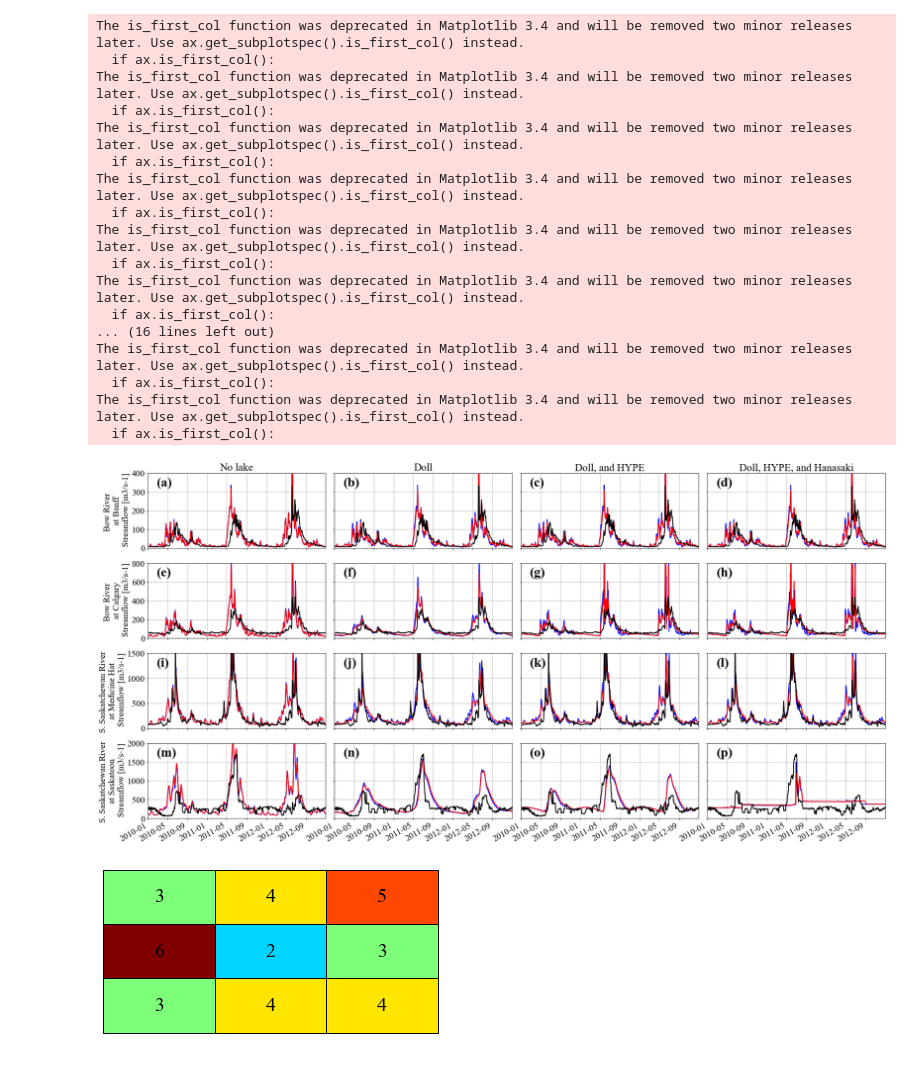
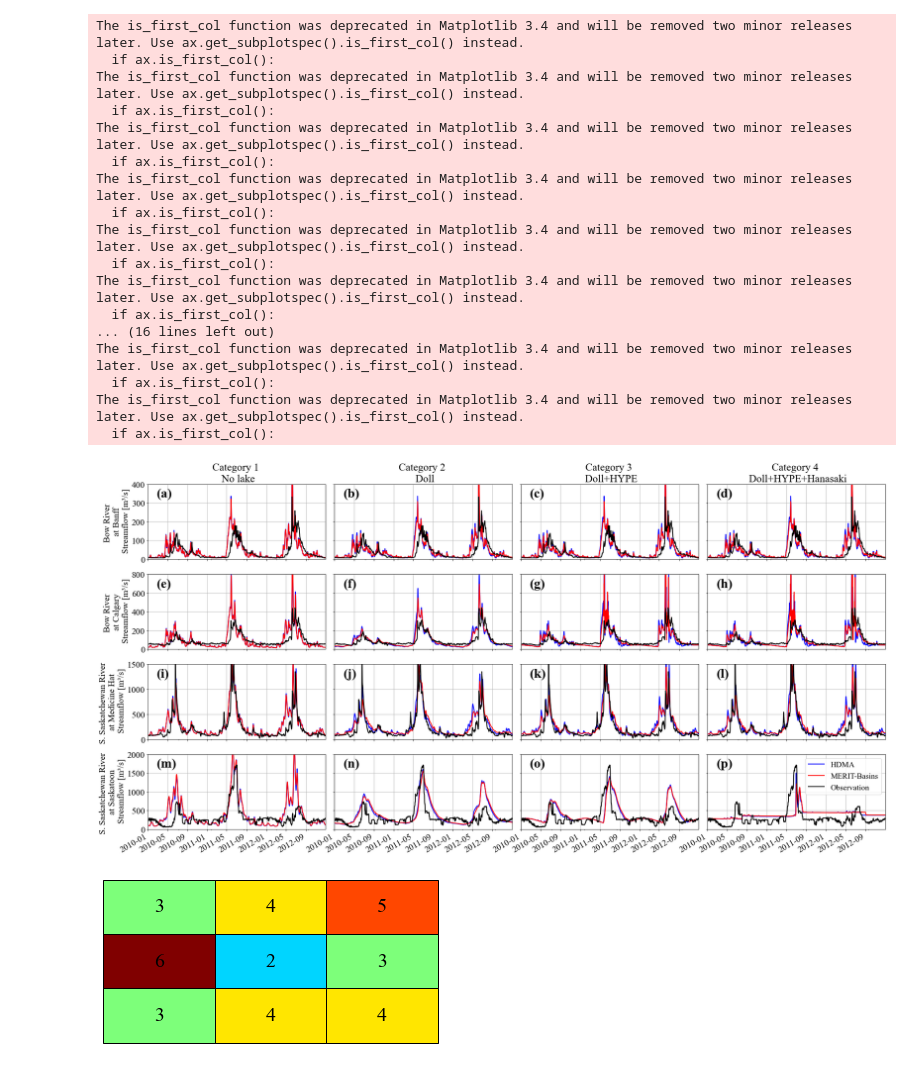
Before and after one commit to ShervanGharari/mizuRoute_South_Sask, a Jupyter notebook: code/I_plotting_result_at_cities.ipynb, the cells around one changed output. Saved outputs shown, nothing was run; the diff lists cells and outputs as text; code cells hidden in the pictures.

```diff
--- a/code/I_plotting_result_at_cities.ipynb
+++ b/code/I_plotting_result_at_cities.ipynb
@@ -129,18 +129,18 @@ obs_config = {'color':'black',
               'linewidth': 2}
 
 # plot Saskatoon
-HDMA_Saskatoon_DHH.plot(ax = axes[3,3], **HDMA_config) # DDH case
+HDMA_Saskatoon_DHH.plot(ax = axes[3,3], **HDMA_config, label = 'HDMA') # DDH case
 HDMA_Saskatoon_DH.plot(ax = axes[3,2], **HDMA_config) # DH case
 HDMA_Saskatoon_D.plot(ax = axes[3,1], **HDMA_config) # D case
 HDMA_Saskatoon.plot(ax = axes[3,0], **HDMA_config) # no lake case
-merit_Saskatoon_DHH.plot(ax = axes[3,3], **merit_config) # DDH case
+merit_Saskatoon_DHH.plot(ax = axes[3,3], **merit_config, label = 'MERIT-Basins') # DDH case
 merit_Saskatoon_DH.plot(ax = axes[3,2], **merit_config) # DH case
 merit_Saskatoon_D.plot(ax = axes[3,1], **merit_config) # D case
 merit_Saskatoon.plot(ax = axes[3,0], **merit_config) # no lake case
 
 # add observation
 for i in np.arange(4):
-    obs_Saskatoon['FLOW'].plot(ax=axes[3,i], **obs_config)
+    obs_Saskatoon['FLOW'].plot(ax=axes[3,i], **obs_config, label = 'Observation')
 
 # plot Medicine hat
 HDMA_Medicine_DHH.plot(ax = axes[2,3], **HDMA_config) # DDH case
@@ -174,7 +174,7 @@ for i in np.arange(4):
 HDMA_Banff_DHH.plot(ax = axes[0,3], **HDMA_config) # DDH case
 HDMA_Banff_DH.plot(ax = axes[0,2], **HDMA_config) # DH case
 HDMA_Banff_D.plot(ax = axes[0,1], **HDMA_config) # D case
-HDMA_Banff.plot(ax = axes[0,0], **HDMA_config) # no lake case
+HDMA_Banff.plot(ax = axes[0,0], **HDMA_config, label = 'HDMA') # no lake case
 merit_Banff_DHH.plot(ax = axes[0,3], **merit_config) # DDH case
 merit_Banff_DH.plot(ax = axes[0,2], **merit_config) # DH case
 merit_Banff_D.plot(ax = axes[0,1], **merit_config) # D case
@@ -212,50 +212,53 @@ for i in np.arange(4):
     axes[0,0].set_xlim (pd.Timestamp(start_time), pd.Timestamp(end_time))
 
 # set the titles
-axes[0,0].set_ylabel('Bow River \n at Banff \n Streamflow [m3/s-1]')
-axes[1,0].set_ylabel('Bow River \n at Calgary \n Streamflow [m3/s-1]')
-axes[2,0].set_ylabel('S. Saskatchewan River \n at Medicine Hat \n Streamflow [m3/s-1]')
-axes[3,0].set_ylabel('S. Saskatchewan River \n at Saskatoon \n Streamflow [m3/s-1]')
+axes[0,0].set_ylabel('Bow River \n at Banff \n Streamflow [m³/s]')
+axes[1,0].set_ylabel('Bow River \n at Calgary \n Streamflow [m³/s]')
+axes[2,0].set_ylabel('S. Saskatchewan River \n at Medicine Hat \n Streamflow [m³/s]')
+axes[3,0].set_ylabel('S. Saskatchewan River \n at Saskatoon \n Streamflow [m³/s]')
 
 # set the titles
-axes[0,0].set_title('No lake')
-axes[0,1].set_title('Doll')
-axes[0,2].set_title('Doll, and HYPE')
-axes[0,3].set_title('Doll, HYPE, and Hanasaki')
+axes[0,0].set_title('Category 1 \n No lake')
+axes[0,1].set_title('Category 2 \n Doll')
+axes[0,2].set_title('Category 3 \n Doll+HYPE')
+axes[0,3].set_title('Category 4 \n Doll+HYPE+Hanasaki')
+
+# show legend
+axes[3,3].legend(loc= 1, fontsize = 18)
 
 
 # add lable for pannels
 labels = ["(a)", "(b)", "(c)", "(d)",\
           "(e)", "(f)", "(g)", "(h)",\
           "(i)", "(j)", "(k)", "(l)",\
           "(m)", "(n)", "(o)", "(p)"]
 
 for i, ax in enumerate(axes.ravel()):
     ax.text(0.05, 0.825, labels[i], transform=ax.transAxes, fontsize=30, fontweight='bold')
 
 #
 #plt.tight_layout()
-plt.savefig('../fig/compariosn.png')
+plt.savefig('../fig/compariosn.png', dpi=400)
 plt.savefig('../fig/compariosn.pdf')
 # %% [output]
 The is_first_col function was deprecated in Matplotlib 3.4 and will be removed two minor releases later. Use ax.get_subplotspec().is_first_col() instead.
   if ax.is_first_col():
 The is_first_col function was deprecated in Matplotlib 3.4 and will be removed two minor releases later. Use ax.get_subplotspec().is_first_col() instead.
   if ax.is_first_col():
 The is_first_col function was deprecated in Matplotlib 3.4 and will be removed two minor releases later. Use ax.get_subplotspec().is_first_col() instead.
   if ax.is_first_col():
 The is_first_col function was deprecated in Matplotlib 3.4 and will be removed two minor releases later. Use ax.get_subplotspec().is_first_col() instead.
   if ax.is_first_col():
 The is_first_col function was deprecated in Matplotlib 3.4 and will be removed two minor releases later. Use ax.get_subplotspec().is_first_col() instead.
   if ax.is_first_col():
 The is_first_col function was deprecated in Matplotlib 3.4 and will be removed two minor releases later. Use ax.get_subplotspec().is_first_col() instead.
   if ax.is_first_col():
 ... (16 lines left out)
 The is_first_col function was deprecated in Matplotlib 3.4 and will be removed two minor releases later. Use ax.get_subplotspec().is_first_col() instead.
   if ax.is_first_col():
 The is_first_col function was deprecated in Matplotlib 3.4 and will be removed two minor releases later. Use ax.get_subplotspec().is_first_col() instead.
   if ax.is_first_col():
-[figure, old version]
+[figure, new version]
 # %%
 import matplotlib.pyplot as plt
 from matplotlib.table import Table
```
Also changed, not shown: 1 other file.
